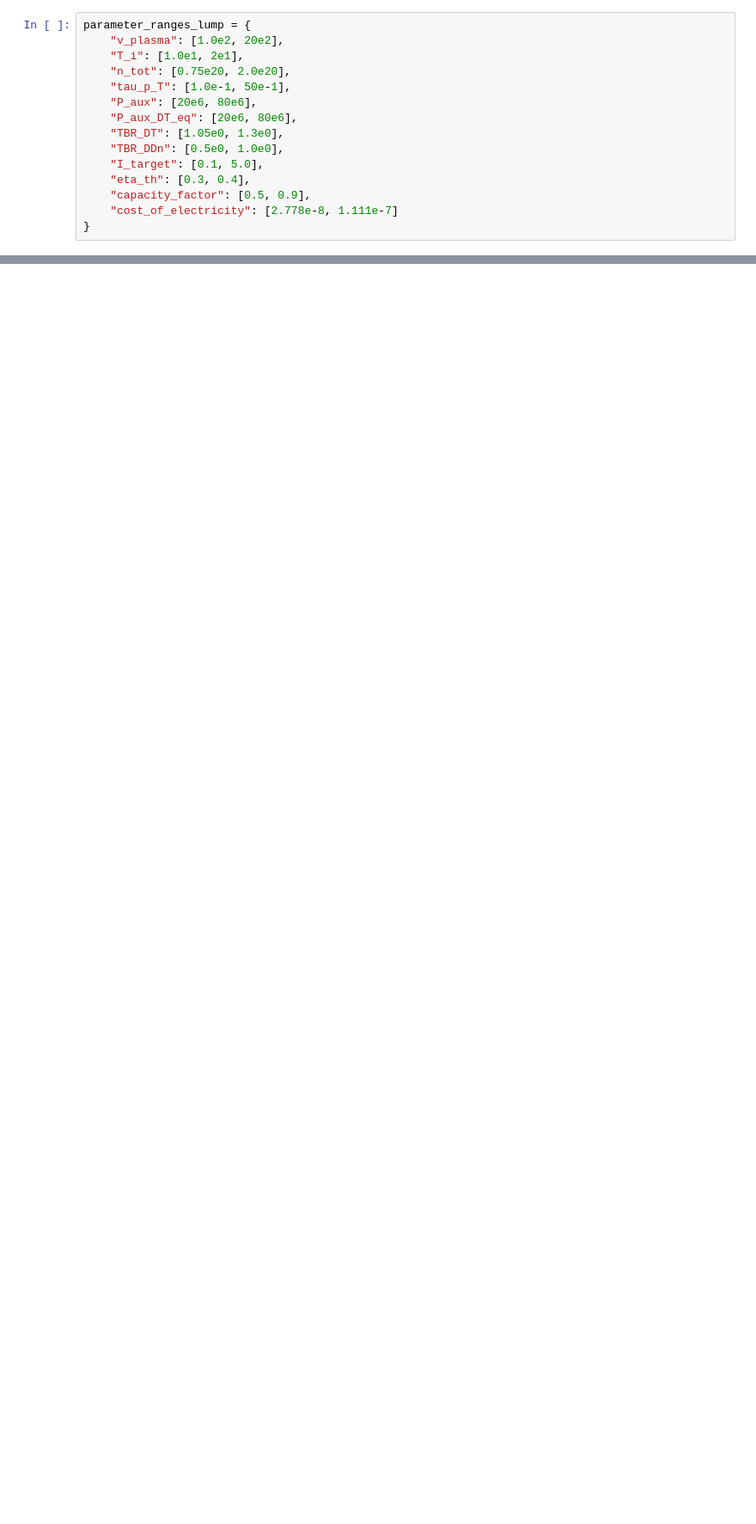
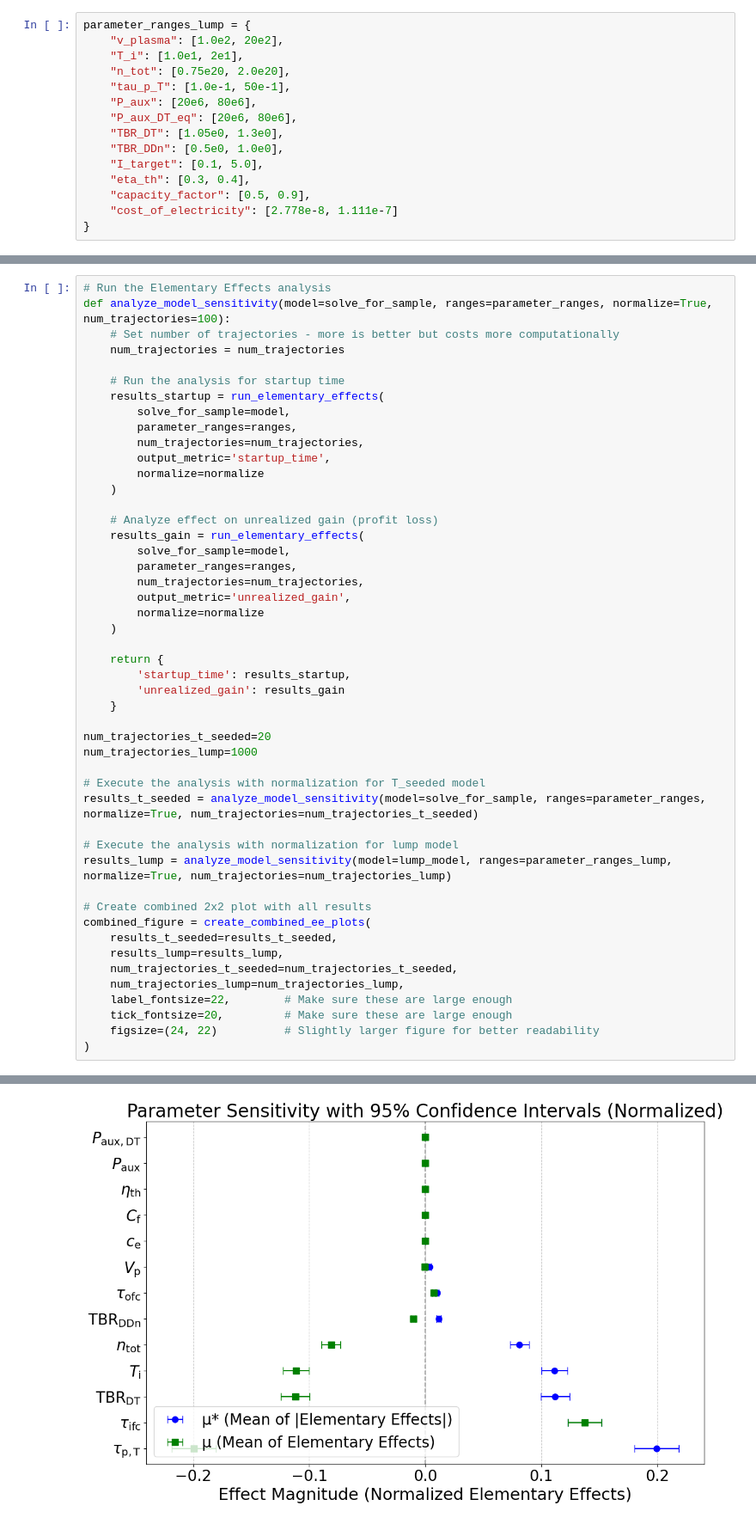
Before and after one commit to AlessMor/DDstartup, a Jupyter notebook: ddstartup/utils/test_EE.ipynb, the cells around one changed output, grey strips where cells are left out. Shown at 86% size. Cells and saved outputs as stored; diff of their text form; blank space fills up the shorter version.

Commit message:
added better plot function

```diff
--- a/ddstartup/utils/test_EE.ipynb
+++ b/ddstartup/utils/test_EE.ipynb
@@ -1146,0 +894,49 @@ Saved figure as Distribution_of_Elementary_Effects_for_Unrealized_Profits_(Norma
+# %%
+# Run the Elementary Effects analysis
+def analyze_model_sensitivity(model=solve_for_sample, ranges=parameter_ranges, normalize=True, num_trajectories=100):
+    # Set number of trajectories - more is better but costs more computationally
+    num_trajectories = num_trajectories
+
+    # Run the analysis for startup time
+    results_startup = run_elementary_effects(
+        solve_for_sample=model,
+        parameter_ranges=ranges,
+        num_trajectories=num_trajectories,
+        output_metric='startup_time',
+        normalize=normalize
+    )
+
+    # Analyze effect on unrealized gain (profit loss)
+    results_gain = run_elementary_effects(
+        solve_for_sample=model,
+        parameter_ranges=ranges,
+        num_trajectories=num_trajectories,
+        output_metric='unrealized_gain',
+        normalize=normalize
+    )
+
+    return {
+        'startup_time': results_startup,
+        'unrealized_gain': results_gain
+    }
+
+num_trajectories_t_seeded=20
+num_trajectories_lump=1000
+
+# Execute the analysis with normalization for T_seeded model
+results_t_seeded = analyze_model_sensitivity(model=solve_for_sample, ranges=parameter_ranges, normalize=True, num_trajectories=num_trajectories_t_seeded)
+
+# Execute the analysis with normalization for lump model
+results_lump = analyze_model_sensitivity(model=lump_model, ranges=parameter_ranges_lump, normalize=True, num_trajectories=num_trajectories_lump)
+
+# Create combined 2x2 plot with all results
+combined_figure = create_combined_ee_plots(
+    results_t_seeded=results_t_seeded,
+    results_lump=results_lump,
+    num_trajectories_t_seeded=num_trajectories_t_seeded,
+    num_trajectories_lump=num_trajectories_lump,
+    label_fontsize=22,        # Make sure these are large enough
+    tick_fontsize=20,         # Make sure these are large enough
+    figsize=(24, 22)          # Slightly larger figure for better readability
+)
+# %% [output]
@@ -1146,0 +960 @@ Saved figure as Distribution_of_Elementary_Effects_for_Unrealized_Profits_(Norma
+[figure, added]
```
Also changed, not shown: parts of 3 cells of this notebook, 5 other files.
